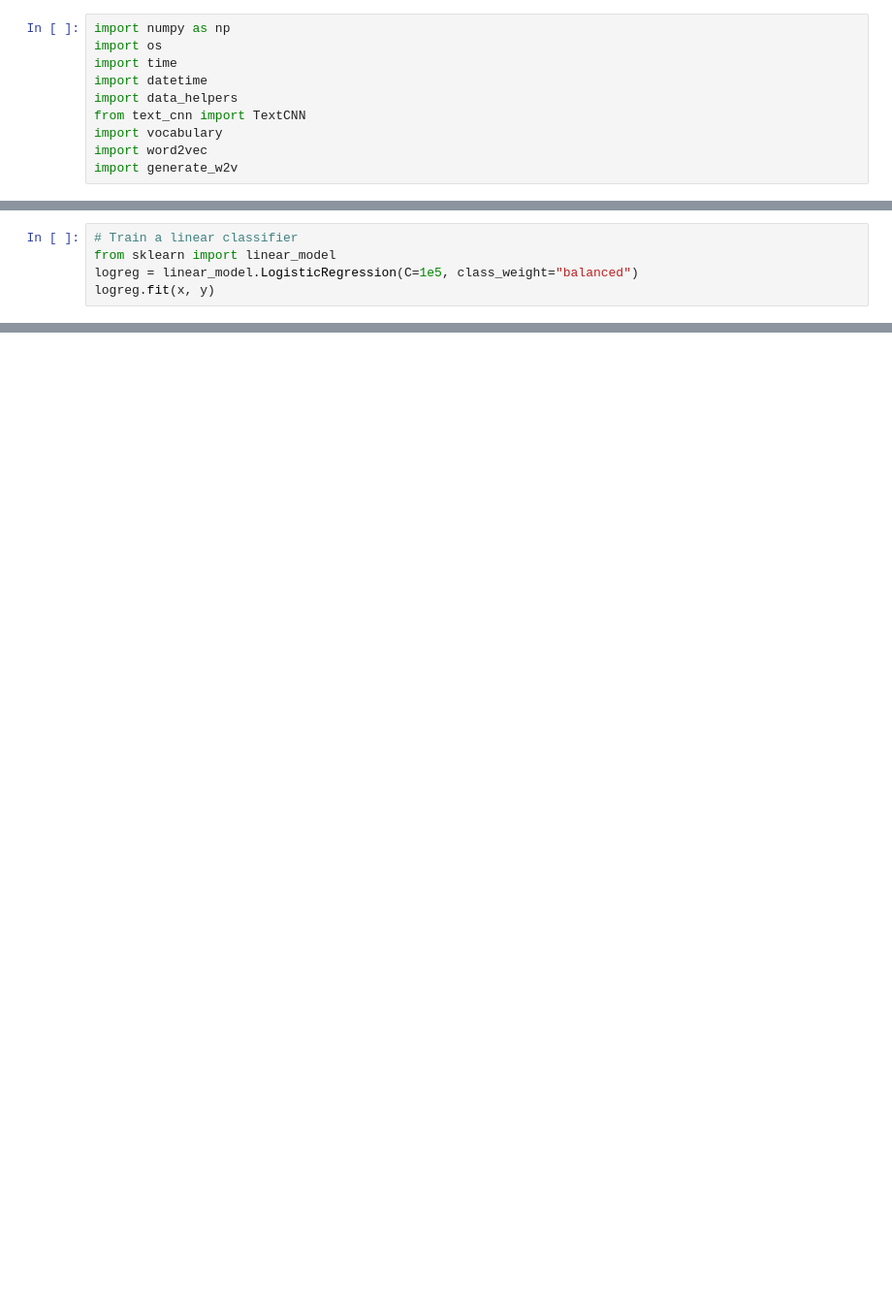
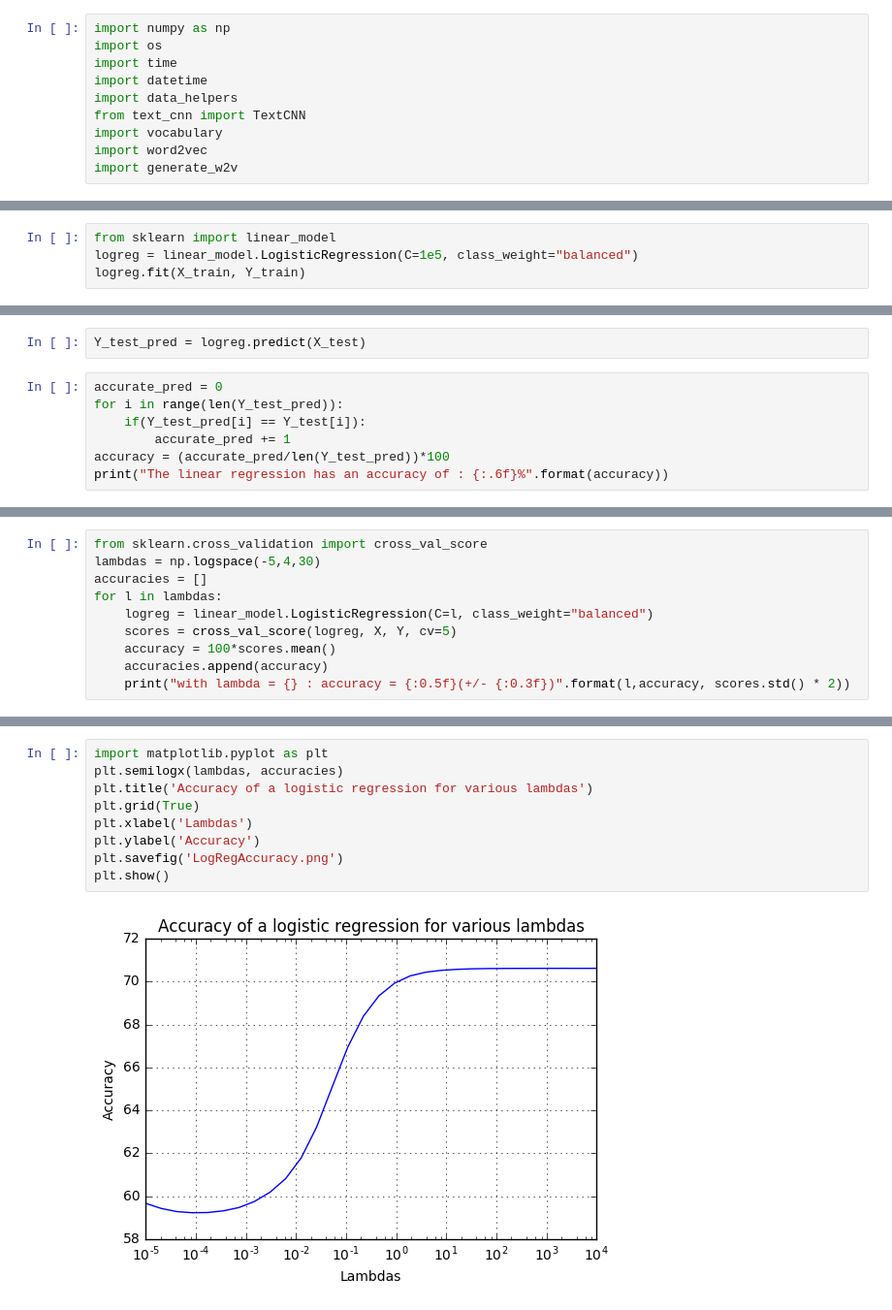
Before and after one commit to robines-wins/ML-project-2-Tweet-Sentiment-Analysis, a Jupyter notebook: project_text_classification/cnn-text-classification-tf/Baseline Model.ipynb, the cells around one changed output, grey strips where cells are left out. Shown at 97% size. Saved outputs shown, nothing was run; the diff lists cells and outputs as text; blank space fills up the shorter version.

Commit message:
Finished the Baseline model notebook

```diff
--- a/project_text_classification/cnn-text-classification-tf/Baseline Model.ipynb
+++ b/project_text_classification/cnn-text-classification-tf/Baseline Model.ipynb
@@ -71,5 +113,4 @@ x = vocab_processor.embeddingMatrix()
 # %%
-# Train a linear classifier
 from sklearn import linear_model
 logreg = linear_model.LogisticRegression(C=1e5, class_weight="balanced")
-logreg.fit(x, y)
+logreg.fit(X_train, Y_train)
@@ -75,0 +122,9 @@ logreg.fit(x, y)
+# %%
+Y_test_pred = logreg.predict(X_test)
+# %%
+accurate_pred = 0
+for i in range(len(Y_test_pred)):
+    if(Y_test_pred[i] == Y_test[i]):
+        accurate_pred += 1
+accuracy = (accurate_pred/len(Y_test_pred))*100
+print("The linear regression has an accuracy of : {:.6f}%".format(accuracy))
@@ -75,0 +135,10 @@ logreg.fit(x, y)
+# %%
+from sklearn.cross_validation import cross_val_score
+lambdas = np.logspace(-5,4,30)
+accuracies = []
+for l in lambdas:
+    logreg = linear_model.LogisticRegression(C=l, class_weight="balanced")
+    scores = cross_val_score(logreg, X, Y, cv=5)
+    accuracy = 100*scores.mean()
+    accuracies.append(accuracy)
+    print("with lambda = {} : accuracy = {:0.5f}(+/- {:0.3f})".format(l,accuracy, scores.std() * 2))
@@ -75,0 +163,11 @@ logreg.fit(x, y)
+# %%
+import matplotlib.pyplot as plt
+plt.semilogx(lambdas, accuracies)
+plt.title('Accuracy of a logistic regression for various lambdas')
+plt.grid(True)
+plt.xlabel('Lambdas')
+plt.ylabel('Accuracy')
+plt.savefig('LogRegAccuracy.png')
+plt.show()
+# %% [output]
+[figure, added]
```
Also changed, not shown: parts of 14 cells of this notebook, 1 other file.
